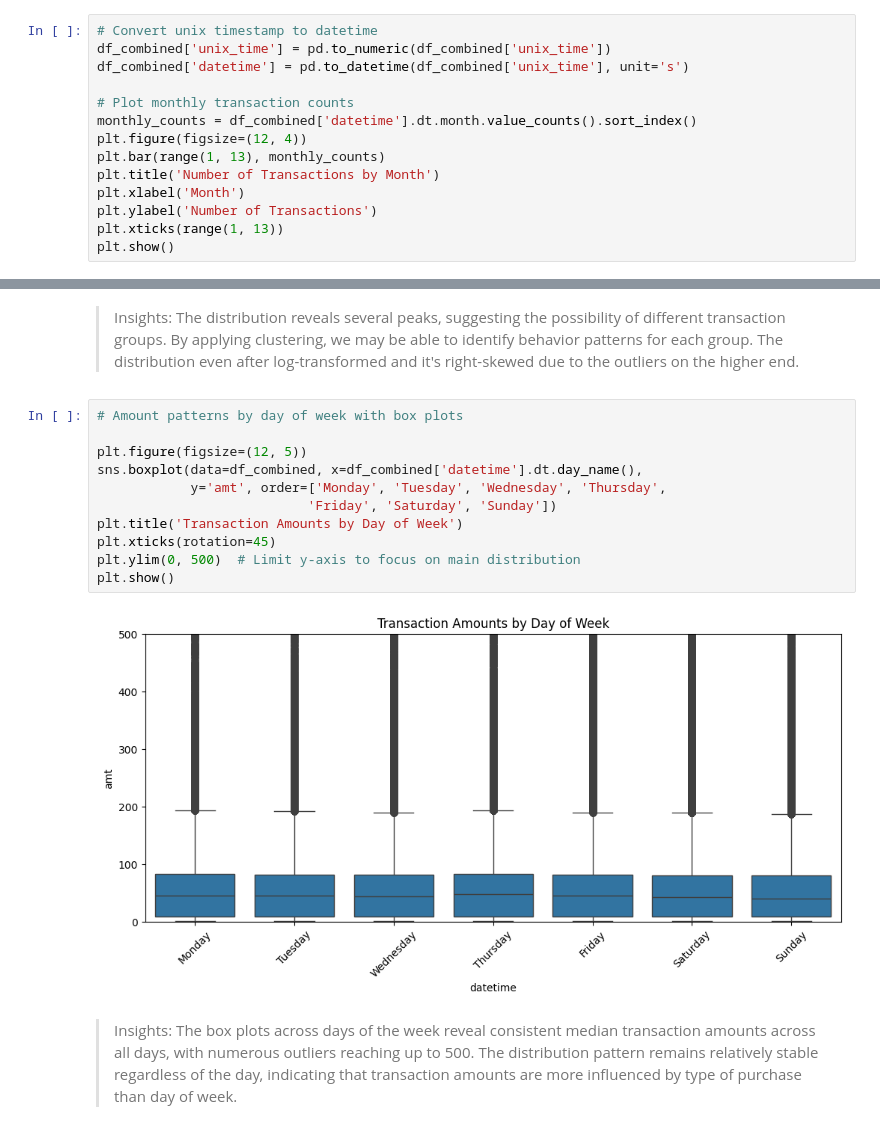
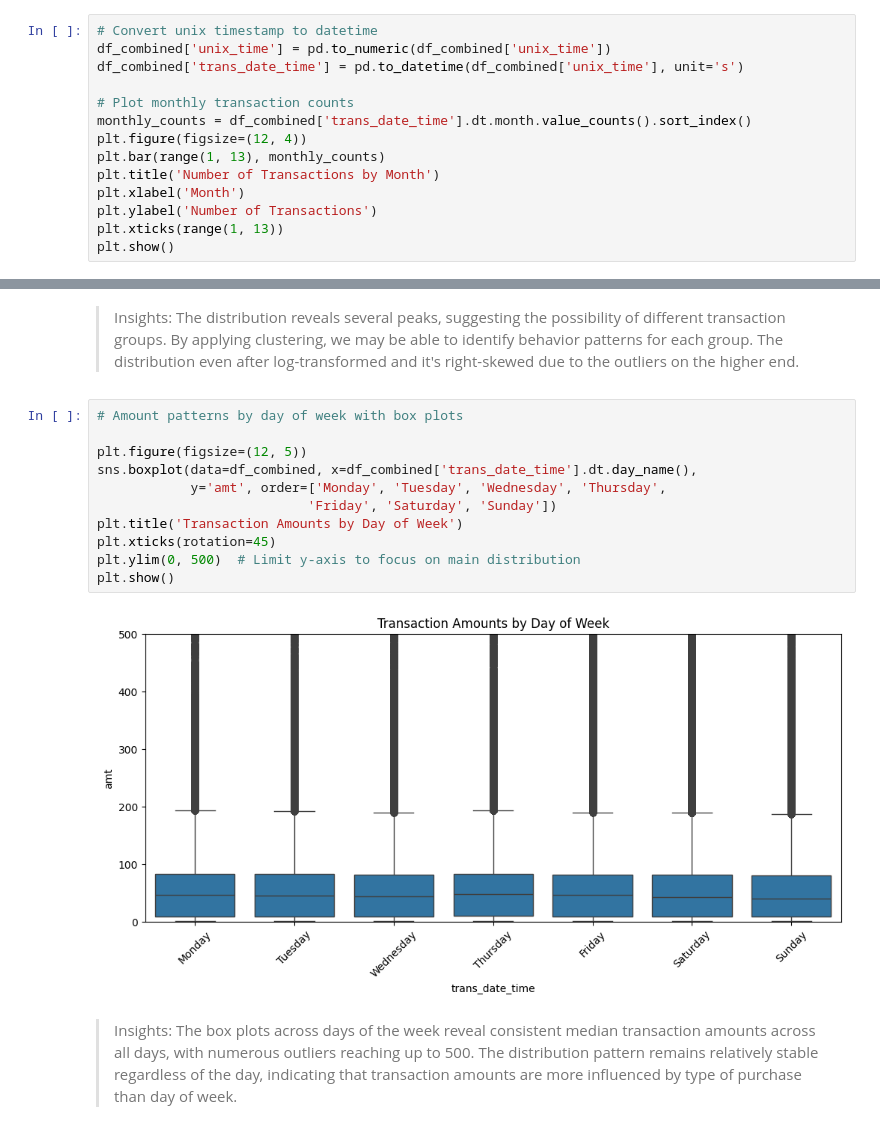
Before and after one commit to Bluebirdinsights/credit-card-transaction-prediction, a Jupyter notebook: notebooks/Bank_project_EDA.ipynb, the cells around one changed output, grey strips where cells are left out. Saved outputs shown, nothing was run; the diff lists cells and outputs as text.

Commit message:
removed datetime dup

```diff
--- a/notebooks/Bank_project_EDA.ipynb
+++ b/notebooks/Bank_project_EDA.ipynb
@@ -336,10 +336,10 @@ array(['shopping_pos', 'gas_transport', 'home', 'personal_care', 'travel',
 # %%
 # Convert unix timestamp to datetime
 df_combined['unix_time'] = pd.to_numeric(df_combined['unix_time'])
-df_combined['datetime'] = pd.to_datetime(df_combined['unix_time'], unit='s')
+df_combined['trans_date_time'] = pd.to_datetime(df_combined['unix_time'], unit='s')
 
 # Plot monthly transaction counts
-monthly_counts = df_combined['datetime'].dt.month.value_counts().sort_index()
+monthly_counts = df_combined['trans_date_time'].dt.month.value_counts().sort_index()
 plt.figure(figsize=(12, 4))
 plt.bar(range(1, 13), monthly_counts)
 plt.title('Number of Transactions by Month')
@@ -534,16 +534,16 @@ plt.show()
 # %%
 # Amount patterns by day of week with box plots
 
 plt.figure(figsize=(12, 5))
-sns.boxplot(data=df_combined, x=df_combined['datetime'].dt.day_name(),
+sns.boxplot(data=df_combined, x=df_combined['trans_date_time'].dt.day_name(),
             y='amt', order=['Monday', 'Tuesday', 'Wednesday', 'Thursday',
                            'Friday', 'Saturday', 'Sunday'])
 plt.title('Transaction Amounts by Day of Week')
 plt.xticks(rotation=45)
 plt.ylim(0, 500)  # Limit y-axis to focus on main distribution
 plt.show()
 # %% [output]
-[figure, old version]
+[figure, new version]
 # %% [markdown]
 > Insights: The box plots across days of the week reveal consistent median transaction amounts across all days, with numerous outliers reaching up to 500. The distribution pattern remains relatively stable regardless of the day, indicating that transaction amounts are more influenced by type of purchase than day of week.
 # %%
```
Also changed, not shown: parts of 12 cells of this notebook, 2 other files.
